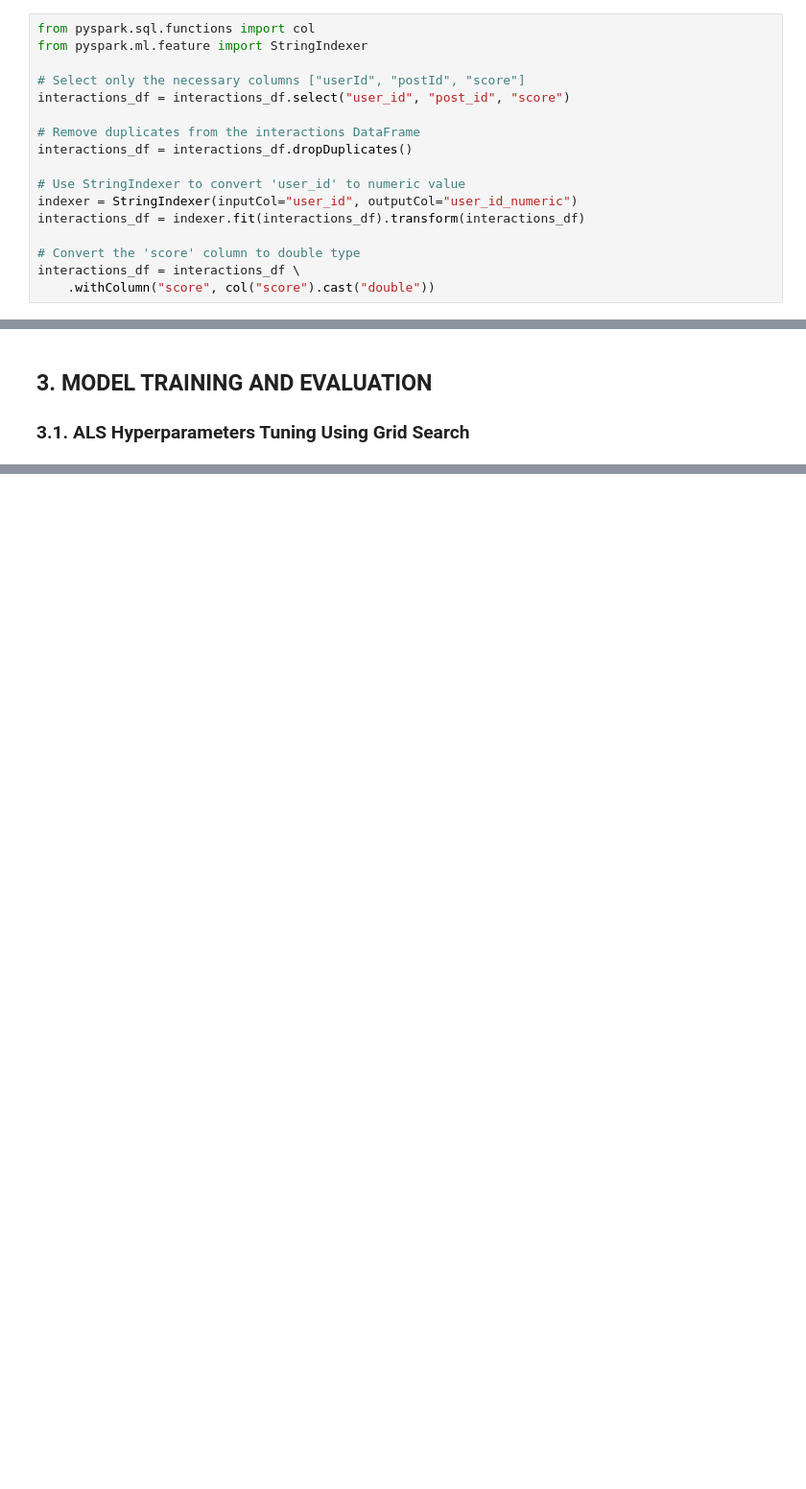
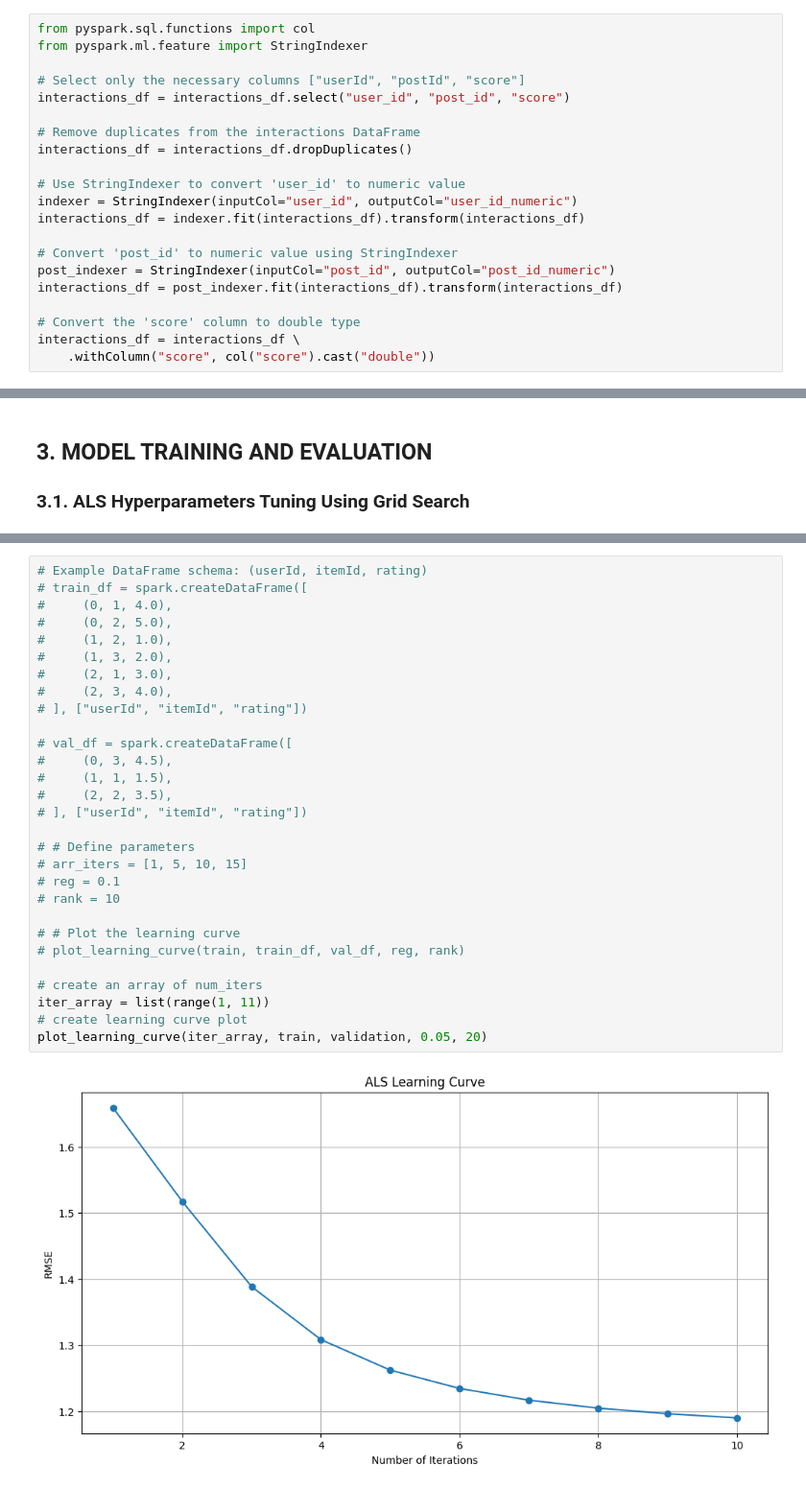
Before and after one commit to mustafazeydani/post-recommendation-using-ALS, a Jupyter notebook: recommendation-system.ipynb, the cells around one changed output, grey strips where cells are left out. Shown at 96% size. Drawn from its saved outputs; the diff is of its cells as text; blank space fills up the shorter version.

Commit message:
Adding a learining curve

```diff
--- a/recommendation-system.ipynb
+++ b/recommendation-system.ipynb
@@ -77,6 +77,10 @@ interactions_df = interactions_df.dropDuplicates()
 indexer = StringIndexer(inputCol="user_id", outputCol="user_id_numeric")
 interactions_df = indexer.fit(interactions_df).transform(interactions_df)
 
+# Convert 'post_id' to numeric value using StringIndexer
+post_indexer = StringIndexer(inputCol="post_id", outputCol="post_id_numeric")
+interactions_df = post_indexer.fit(interactions_df).transform(interactions_df)
+
 # Convert the 'score' column to double type
 interactions_df = interactions_df \
     .withColumn("score", col("score").cast("double"))
@@ -161,0 +220,31 @@ Best Model: 5 latent factors with regularization: 0.2
+# %%
+# Example DataFrame schema: (userId, itemId, rating)
+# train_df = spark.createDataFrame([
+#     (0, 1, 4.0),
+#     (0, 2, 5.0),
+#     (1, 2, 1.0),
+#     (1, 3, 2.0),
+#     (2, 1, 3.0),
+#     (2, 3, 4.0),
+# ], ["userId", "itemId", "rating"])
+
+# val_df = spark.createDataFrame([
+#     (0, 3, 4.5),
+#     (1, 1, 1.5),
+#     (2, 2, 3.5),
+# ], ["userId", "itemId", "rating"])
+
+# # Define parameters
+# arr_iters = [1, 5, 10, 15]
+# reg = 0.1
+# rank = 10
+
+# # Plot the learning curve
+# plot_learning_curve(train, train_df, val_df, reg, rank)
+
+# create an array of num_iters
+iter_array = list(range(1, 11))
+# create learning curve plot
+plot_learning_curve(iter_array, train, validation, 0.05, 20)
+# %% [output]
+[figure, added]
```
Also changed, not shown: parts of 6 cells of this notebook, 1 other file.
